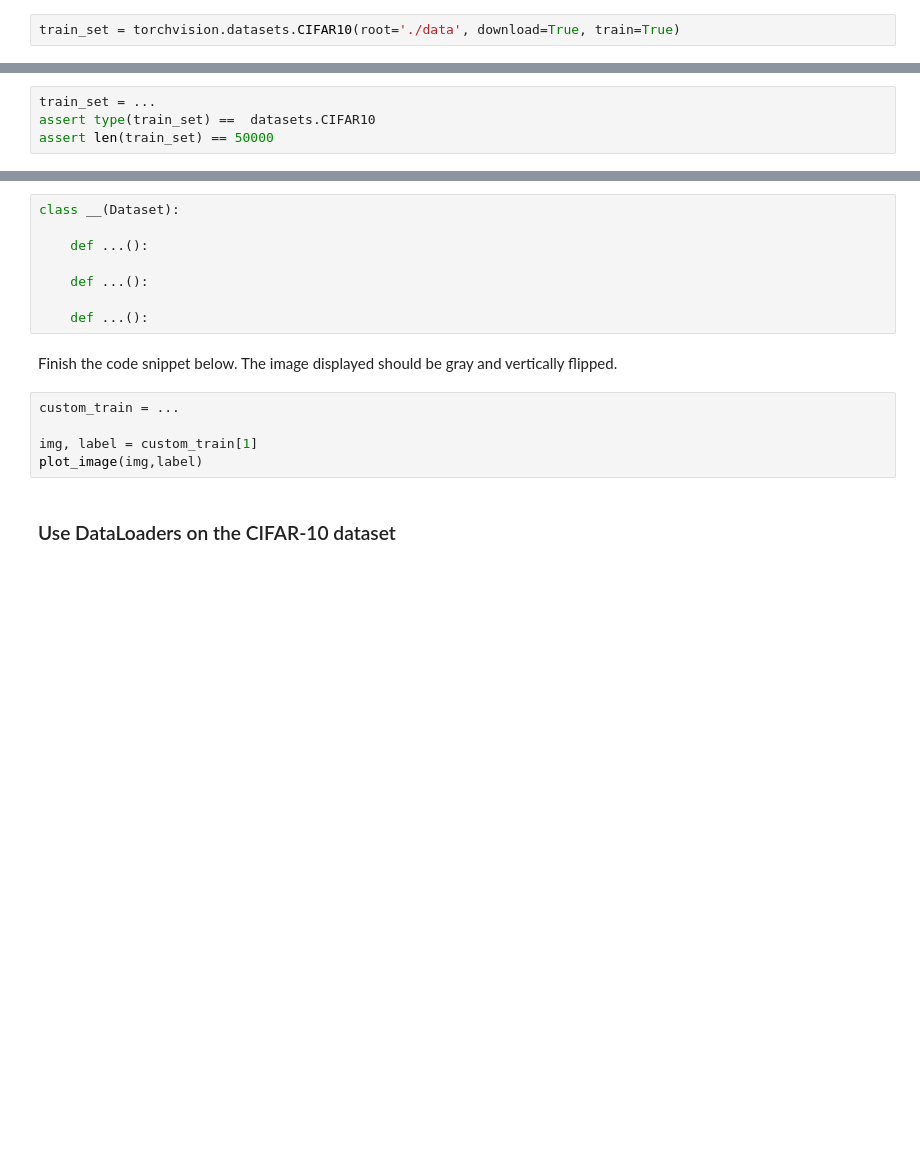
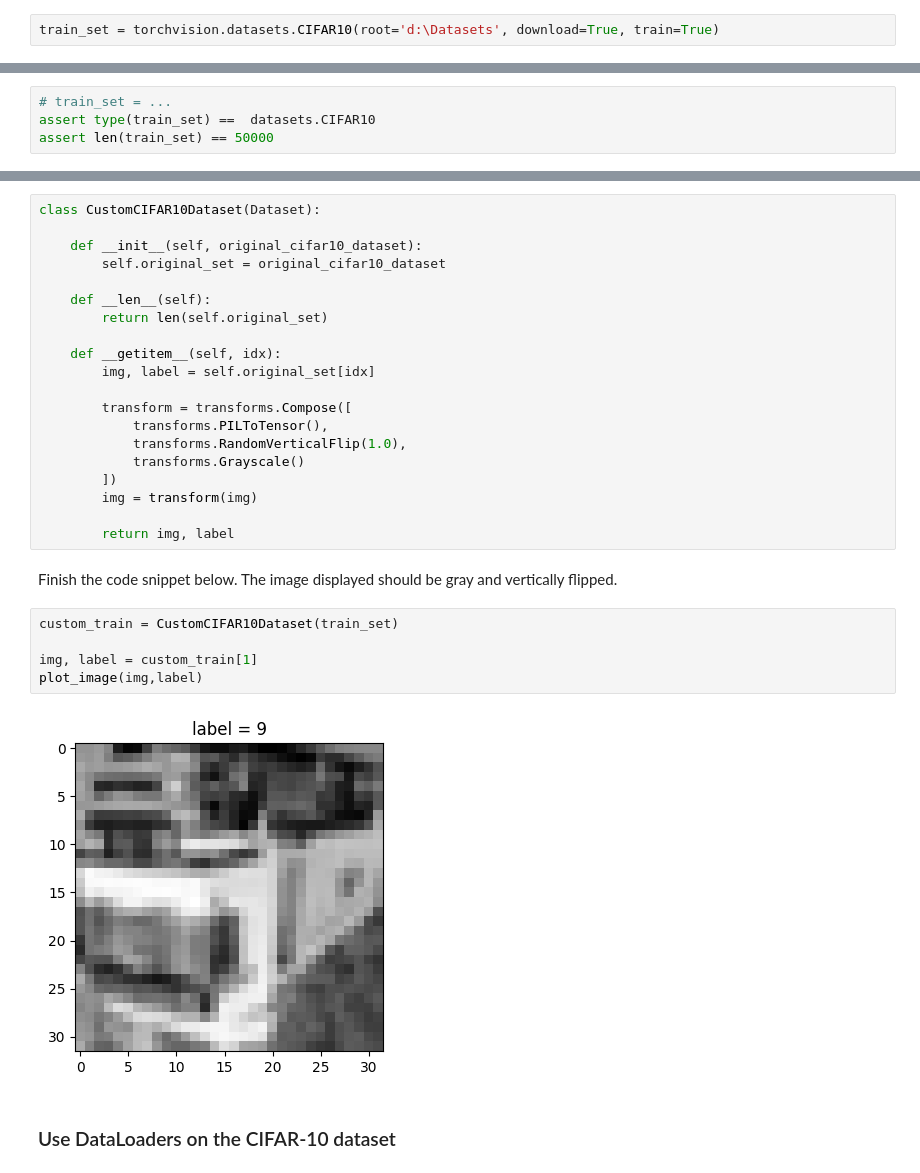
Before and after one commit to daanbrugmans/ru-security-and-privacy-of-machine-learning-23-24, a Jupyter notebook: week-3/1_Data_Loading.ipynb, the cells around one changed output, grey strips where cells are left out. Cells and saved outputs as stored; diff of their text form; blank space fills up the shorter version.

```diff
--- a/week-3/1_Data_Loading.ipynb
+++ b/week-3/1_Data_Loading.ipynb
@@ -503,4 +533,4 @@ We showed you how to load the MNIST dataset and now you are going to try to do t
 # %% [markdown]
 Finish the code below in such a way you do not get an assertion error or any other error.
 # %%
-train_set = torchvision.datasets.CIFAR10(root='./data', download=True, train=True)
+train_set = torchvision.datasets.CIFAR10(root='d:\Datasets', download=True, train=True)
@@ -509,5 +544,5 @@ test_set = torchvision.datasets.CIFAR10(root='./data', download=True, train=Fals
 # %%
-train_set = ...
+# train_set = ...
 assert type(train_set) ==  datasets.CIFAR10
 assert len(train_set) == 50000
 # %%
@@ -571,20 +608,34 @@ plot_image(transformed_image,classes[train_label],colored=True)
 # %% [markdown]
 Now create a custom CIFAR10 dataset that when, `__getitem__` is called, returns grayscale vertically flipped tensors.
 # %%
-class __(Dataset):
+class CustomCIFAR10Dataset(Dataset):
 
-    def ...():
+    def __init__(self, original_cifar10_dataset):
+        self.original_set = original_cifar10_dataset
 
-    def ...():
+    def __len__(self):
+        return len(self.original_set)
 
-    def ...():
+    def __getitem__(self, idx):
+        img, label = self.original_set[idx]
+
+        transform = transforms.Compose([
+            transforms.PILToTensor(),
+            transforms.RandomVerticalFlip(1.0),
+            transforms.Grayscale()
+        ])
+        img = transform(img)
+
+        return img, label
 # %% [markdown]
 Finish the code snippet below. The image displayed should be gray and vertically flipped.
 # %%
-custom_train = ...
+custom_train = CustomCIFAR10Dataset(train_set)
 
 img, label = custom_train[1]
 plot_image(img,label)
+# %% [output]
+[figure, added]
 # %% [markdown]
 ### Use DataLoaders on the CIFAR-10 dataset
 # %% [markdown]
```
Also changed, not shown: parts of 16 cells of this notebook, 2 other files.
